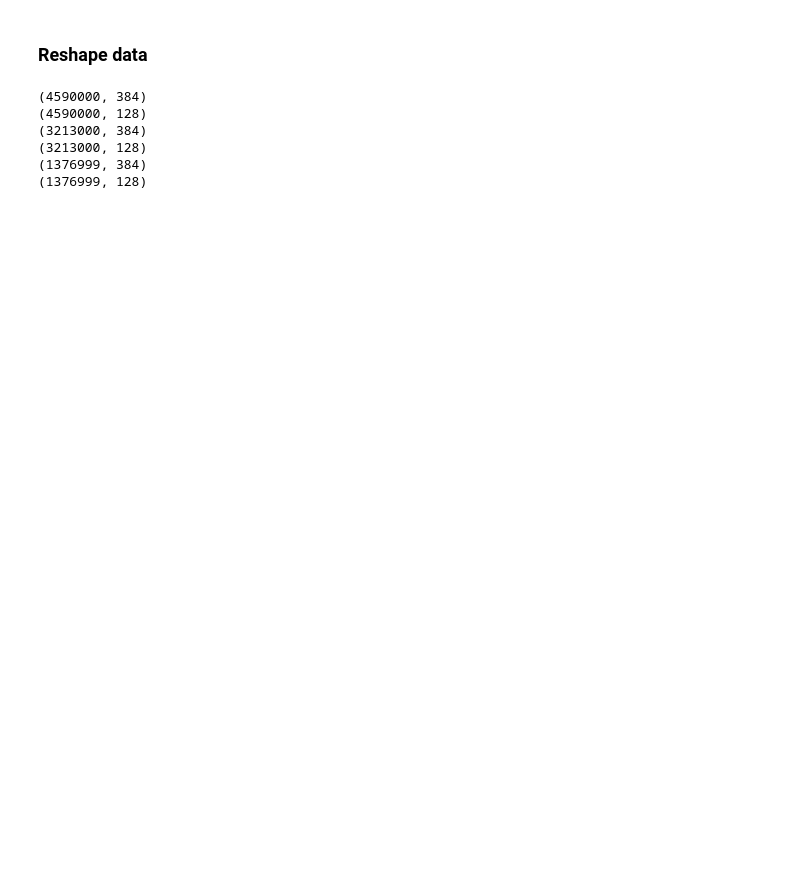
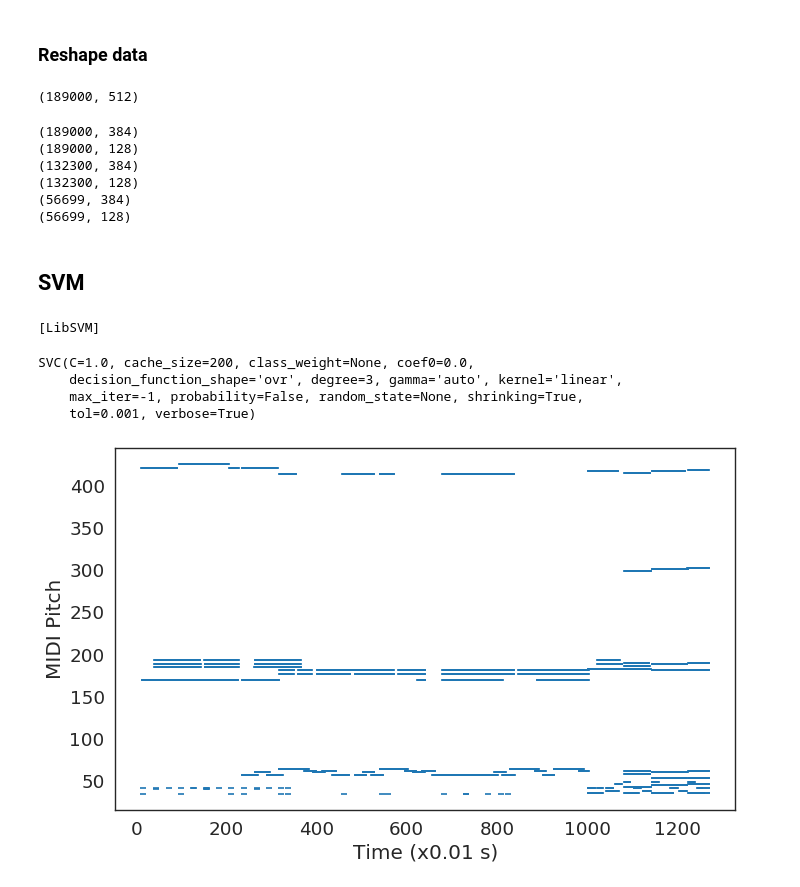
Before and after one commit to MarionLepert/cs229, a Jupyter notebook: main.ipynb, the cells around one changed output. Cells and saved outputs as stored; diff of their text form; code cells hidden in the pictures; blank space fills up the shorter version.

```diff
--- a/main.ipynb
+++ b/main.ipynb
@@ -55,11 +55,16 @@ def compute_statistics(midi_file):
     # Silently ignore exceptions for a clean presentation (sorry Python!)
     except Exception as e:
         pass
+# %%
+all_files = glob.glob(os.path.join('..', 'lmd_aligned', '*', '*', '*', '*', '*.mid'))
+# %%
+files_to_use = all_files[0:5000]
 # %%
 # Compute statistics about every file in our collection in parallel using joblib
 # We do things in parallel because there are tons so it would otherwise take too long!
-statistics = joblib.Parallel(n_jobs=10, verbose=0)(
+
+statistics = joblib.Parallel(n_jobs=100, verbose=50)(
     joblib.delayed(compute_statistics)(midi_file)
-    for midi_file in glob.glob(os.path.join('..', 'lmd_aligned', '*', '*', '*', '*', '*.mid')))
+    for midi_file in files_to_use)
 # When an error occurred, None will be returned; filter those out.
 statistics = [s for s in statistics if s is not None]
@@ -83,6 +108,6 @@ for i in range(num_midis):
 # %%
 T = 0.010   # Timestep (s)
-t_end = 60 # Duration (s)
+t_end = 30 # Duration (s)
 num_notes = 128
 num_instruments = 4
 num_timeslices = int(t_end/T)
@@ -118,6 +143,10 @@ all_data = data.reshape(num_midis*num_timeslices, num_notes * num_instruments)
 
 # output_data = np.argwhere(all_data>0)
 # plot_data(output_data[:,0], output_data[:,1])
+
+print(all_data.shape)
+# %% [output]
+(189000, 512)
 # %%
 X = all_data[:,0:num_notes*3]
 y = all_data[:,num_notes*3:num_notes*4] # predict last instrument
@@ -150,14 +179,22 @@ print(y_train.shape)
 print(X_test.shape)
 print(y_test.shape)
 # %% [output]
-(4590000, 384)
-(4590000, 128)
-(3213000, 384)
-(3213000, 128)
-(1376999, 384)
-(1376999, 128)
+(189000, 384)
+(189000, 128)
+(132300, 384)
+(132300, 128)
+(56699, 384)
+(56699, 128)
+# %% [markdown]
+## SVM
 # %%
 # training a linear SVM classifier
 from sklearn.svm import SVC
-svclassifier = SVC(kernel='rbf')
+svclassifier = SVC(kernel='linear', gamma = 'auto', verbose = True)
 svclassifier.fit(X_train, y_train_mod)
+# %% [output]
+[LibSVM]
+SVC(C=1.0, cache_size=200, class_weight=None, coef0=0.0,
+    decision_function_shape='ovr', degree=3, gamma='auto', kernel='linear',
+    max_iter=-1, probability=False, random_state=None, shrinking=True,
+    tol=0.001, verbose=True)
@@ -164,26 +203,20 @@ svclassifier.fit(X_train, y_train_mod)
 # %%
-y_pred = svclassifier.predict(X_test)
-
 # output_X_test = np.argwhere(X_test>0)
 # plot_data(output_X_test[:,0], output_X_test[:,1])
 
 # output_y_test = np.argwhere(y_test>0)
 # plot_data(output_y_test[:,0], output_y_test[:,1])
 
-# # output_y_all = np.argwhere(y>0)
-# # plot_data(output_y_all[:,0], output_y_all[:,1])
+output_all_data = np.argwhere(all_data>0)
+plot_data(output_all_data[0:5000,0], output_all_data[0:5000,1])
 
-# # output_y_pred = np.argwhere(y_pred>0)
-# # plot_data(output_y_pred[:,0], output_y_pred[:,1])
+# output_y_all = np.argwhere(y>0)
+# plot_data(output_y_all[0:20000,0], output_y_all[0:20000,1])
+
+# output_y_pred = np.argwhere(y_pred>0)
+# plot_data(output_y_pred[:,0], output_y_pred[:,1])
 
 # fig = plt.figure(num=None, figsize=(10, 6), dpi=80, facecolor='w', edgecolor='k')
 # plt.plot(y_pred, '_', color='red')
-
-
-
-# # fig = plt.figure(num=None, figsize=(10, 6), dpi=80, facecolor='w', edgecolor='k')
-# plt.plot(y_pred)
-# # plt.xlabel('Time (ms)')
-# # plt.ylabel('MIDI Pitch')
-# # plt.ylim(top=128)
-# plt.show()
+# %% [output]
+[figure, added]
```
Also changed, not shown: parts of 21 cells of this notebook, 1 other file.
